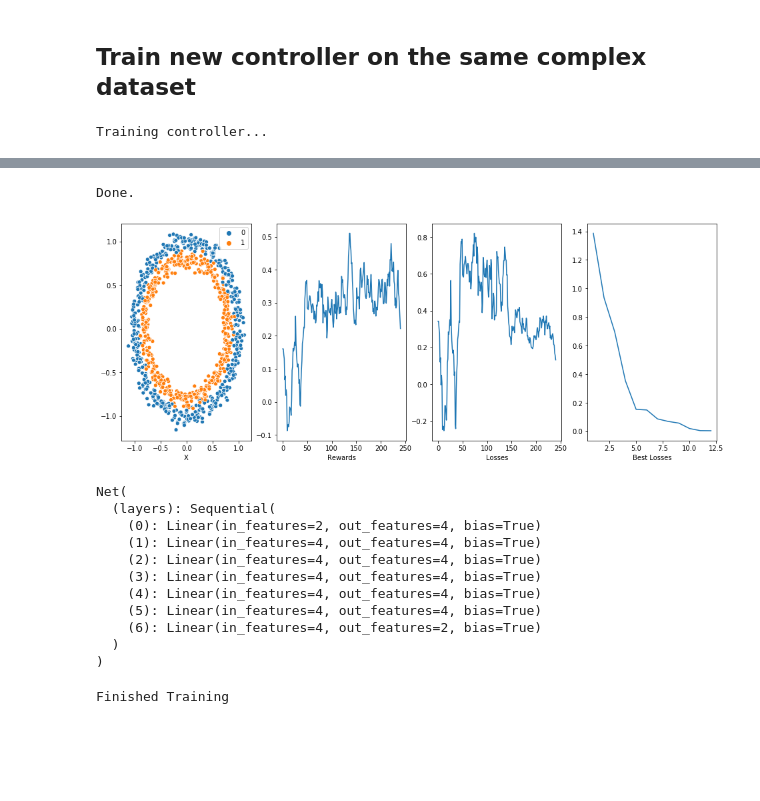
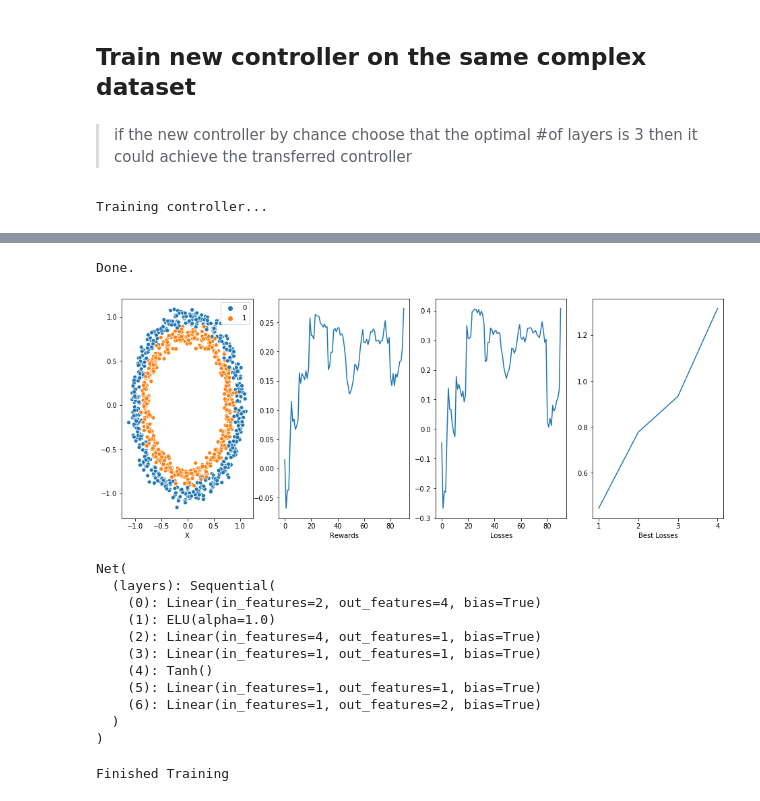
Before and after one commit to SamirMoustafa/minimal-nas, a Jupyter notebook: train.ipynb, the cells around one changed output, grey strips where cells are left out. Saved outputs shown, nothing was run; the diff lists cells and outputs as text; code cells hidden in the pictures; blank space fills up the shorter version.

Commit message:
transfer_learning_update

```diff
--- a/train.ipynb
+++ b/train.ipynb
@@ -119,25 +121,33 @@ def train(controller, num_rollouts, dl_train, dl_dev, save=True):
 
     best_child = None
     best_losses = [math.inf]
+    best_reward = -math.inf
     rewards = list()
     losses = list()
 
-    for i in tqdm(range(num_rollouts)):
+    pbar = tqdm(range(num_rollouts), leave=False)
+
+    for i in pbar:
 
         reward, child = controller.generate_rollout(i, dl_train, dl_dev)
         loss = controller.optimize()
-        controller.beta *= 0.99
 
         rewards.append(reward)
         losses.append(loss)
 
-        if best_losses[-1]>abs(loss):
+        if best_reward < reward:
+            best_reward = reward
             best_losses.append(abs(loss))
             best_child = child
+
+            child_str = re.sub("[\(\[].*?[\)\]]", "", str(', '.join([str(i) for i in best_child.layers])))
 
             if save:
                 save_model(model=controller, path='best_controller.pt')
 
+        pbar.set_description(child_str)
+
+
     print('Done.')
     return rewards, losses, best_losses, best_child
 # %%
@@ -259,26 +270,29 @@ plt.plot(np.convolve(losses, np.ones((15,))/15, mode='valid'))
 # %% [markdown]
 ## Train new controller on the same complex dataset
+# %% [markdown]
+> if the new controller by chance choose that the optimal #of layers is 3 then it could achieve the transferred controller
 # %%
+del load_controller
 new_controller = Controller()
-rewards, losses, saved_losses, best_child = train(new_controller, num_rollouts, dl_train, dl_dev)
+rewards, losses, saved_losses, best_child = train(new_controller, 100, dl_train, dl_dev, save=False)
 plot_resuts(X, y, rewards, losses, saved_losses)
 # %% [output]
 Training controller...
 [interactive output not drawn]
 Done.
-[figure, old version]
+[figure, new version]
 # %%
 best_child
 # %% [output]
 Net(
   (layers): Sequential(
     (0): Linear(in_features=2, out_features=4, bias=True)
-    (1): Linear(in_features=4, out_features=4, bias=True)
-    (2): Linear(in_features=4, out_features=4, bias=True)
-    (3): Linear(in_features=4, out_features=4, bias=True)
-    (4): Linear(in_features=4, out_features=4, bias=True)
-    (5): Linear(in_features=4, out_features=4, bias=True)
-    (6): Linear(in_features=4, out_features=2, bias=True)
+    (1): ELU(alpha=1.0)
+    (2): Linear(in_features=4, out_features=1, bias=True)
+    (3): Linear(in_features=1, out_features=1, bias=True)
+    (4): Tanh()
+    (5): Linear(in_features=1, out_features=1, bias=True)
+    (6): Linear(in_features=1, out_features=2, bias=True)
   )
 )
 # %%
```
Also changed, not shown: parts of 12 cells of this notebook, 3 other files.
